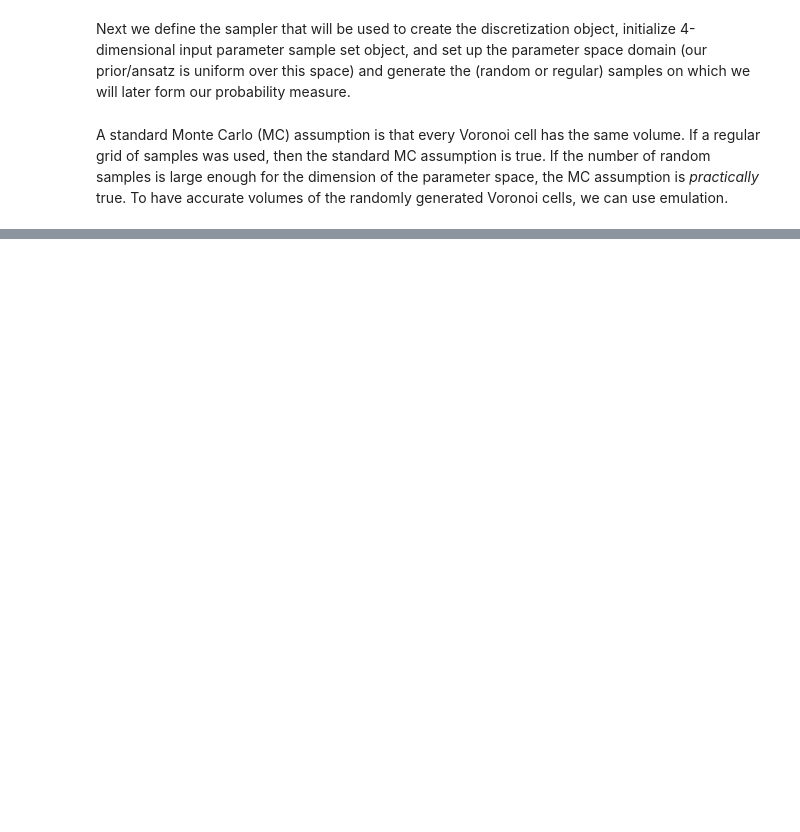
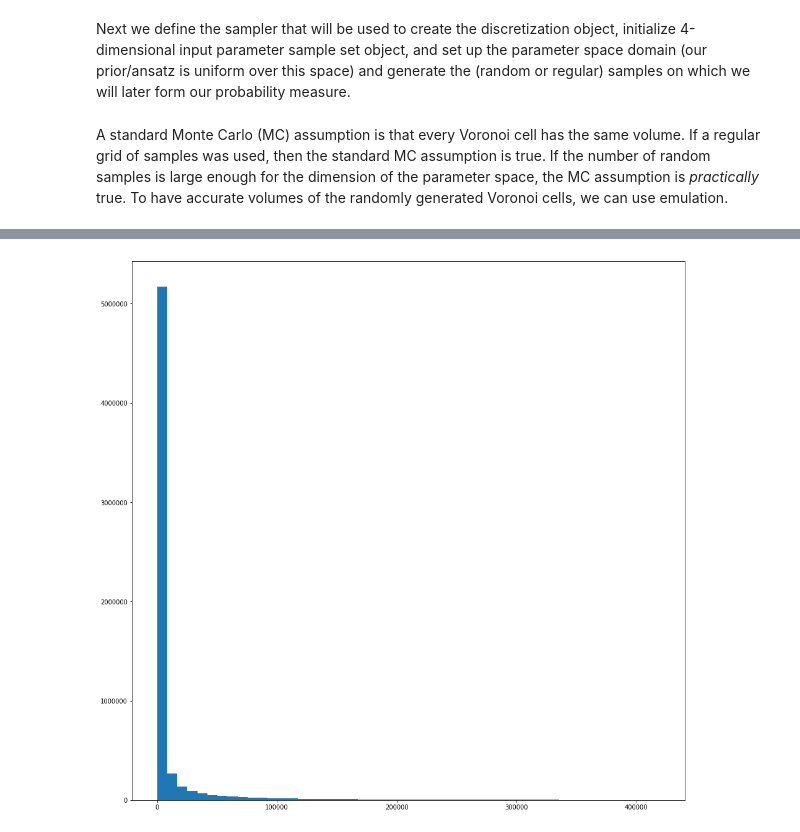
Before and after one commit to mpilosov/BET, a Jupyter notebook: examples/polynomial/Polynomial_Fit_BET_MADS_Comparison.ipynb, the cells around one changed output, grey strips where cells are left out. Drawn from its saved outputs; the diff is of its cells as text; code cells hidden in the pictures; blank space fills up the shorter version.

```diff
--- a/examples/polynomial/Polynomial_Fit_BET_MADS_Comparison.ipynb
+++ b/examples/polynomial/Polynomial_Fit_BET_MADS_Comparison.ipynb
@@ -115,0 +111,2 @@ calculateP.prob(my_discretization)
+# %%
+density_discretization = samp.load_discretization('densityRSSQoI.tar.gz')
@@ -126,0 +225,5 @@ print 'which represents: ', 100*sum(input_samples._probabilities[above_thresh]),
+# %%
+plt.hist(density_discretization._output_sample_set._values,50)
+plt.show()
+# %% [output]
+[figure, added]
```
Also changed, not shown: parts of 21 cells of this notebook, 1 other file.
